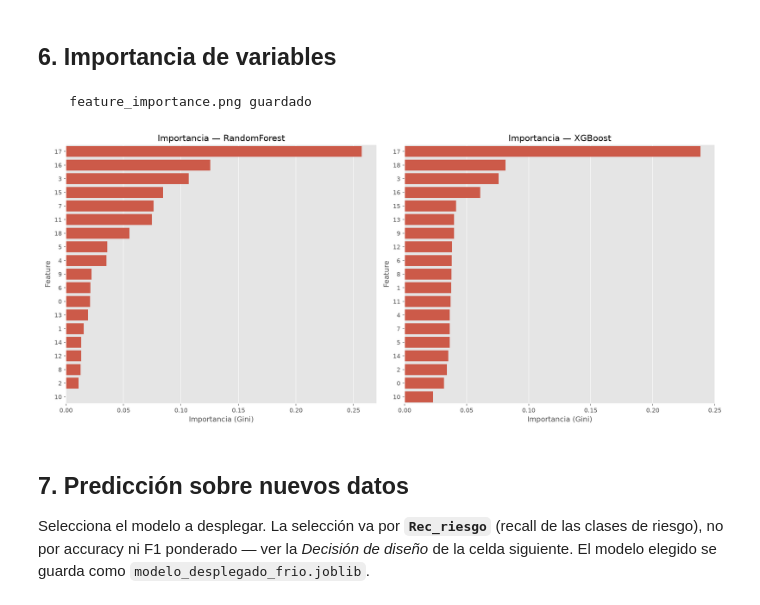
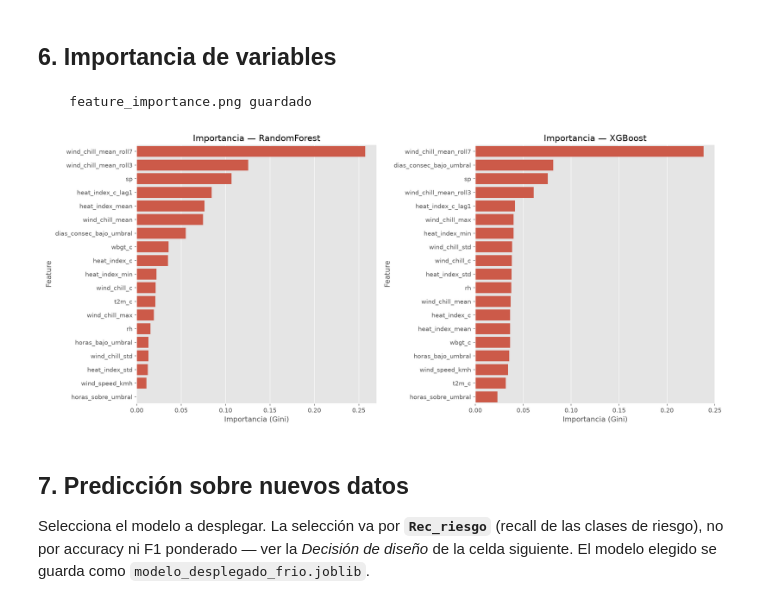
Before and after one commit to ANFAIA/ClimaSafe, a Jupyter notebook: notebooks/0-2-Frio-Ejecucion.ipynb, the cells around one changed output. Cells and saved outputs as stored; diff of their text form; code cells hidden in the pictures.

```diff
--- a/notebooks/0-2-Frio-Ejecucion.ipynb
+++ b/notebooks/0-2-Frio-Ejecucion.ipynb
@@ -170,14 +170,17 @@ RandomForest     0.7208    0.7710    0.8089   0.8345     0.9288    0.7710    0.4
 # %% [markdown]
 ## 6. Importancia de variables
 # %%
-
-feature_names = X_train.columns.tolist()
+# Nombres REALES de las features desde el artifact. Los CSV de X están escalados
+# y pierden los nombres (X_train.columns daría 0,1,2,...), así que la importancia
+# saldría numerada. feature_names_frio.joblib los guarda en el mismo orden.
+from climasafeai.utils.paths import ARTIFACTS_DIR
+feature_names = joblib.load(ARTIFACTS_DIR / 'feature_names_frio.joblib')
 plot_feature_importance(models, feature_names)
 from IPython.display import Image
 Image(FIGURES_DIR / 'feature_importance.png')
 # %% [output]
     feature_importance.png guardado
-[figure, old version]
+[figure, new version]
 # %% [markdown]
 ## 7. Predicción sobre nuevos datos
 
```
Also changed, not shown: 42 other files.
